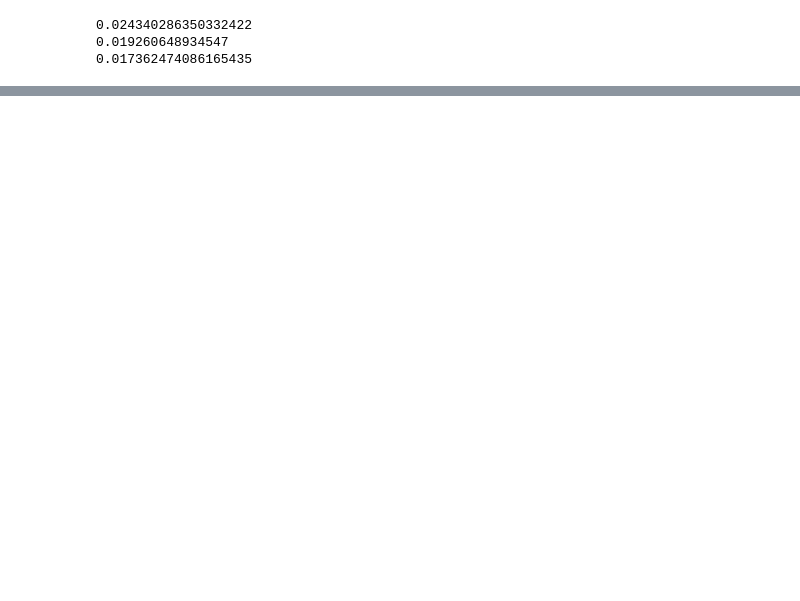
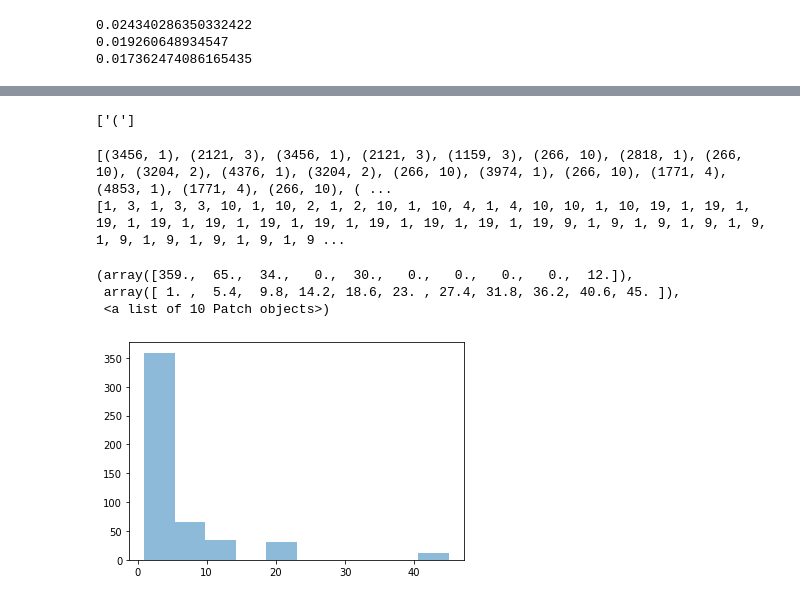
Before and after one commit to hewa55/GraphSampler, a Jupyter notebook: test.ipynb, the cells around one changed output, grey strips where cells are left out. Saved outputs shown, nothing was run; the diff lists cells and outputs as text; code cells hidden in the pictures; blank space fills up the shorter version.

```diff
--- a/test.ipynb
+++ b/test.ipynb
@@ -41,0 +202,30 @@ rcmh_subgraph = g.subgraph(nodes_rcmh)
+# %%
+deg = [x for x in results.loc[5]["degrees"][1]]
+print(deg)
+# %% [output]
+['(']
+# %%
+temp = results.loc[5]["degrees"].replace("(","")
+temp = temp.replace(")","")
+temp = temp.replace("[","")
+temp = temp.replace("]","")
+temp = temp.replace(" ","")
+temp = temp.split(",")
+temp = list(map(int,temp))
+final  = list()
+deg  = list()
+for x in range(0,len(temp),2):
+    final.append((temp[x],temp[x+1]))
+    deg.append(temp[x+1])
+print(final)
+print(deg)
+# %% [output]
+[(3456, 1), (2121, 3), (3456, 1), (2121, 3), (1159, 3), (266, 10), (2818, 1), (266, 10), (3204, 2), (4376, 1), (3204, 2), (266, 10), (3974, 1), (266, 10), (1771, 4), (4853, 1), (1771, 4), (266, 10), ( ...
+[1, 3, 1, 3, 3, 10, 1, 10, 2, 1, 2, 10, 1, 10, 4, 1, 4, 10, 10, 1, 10, 19, 1, 19, 1, 19, 1, 19, 1, 19, 1, 19, 1, 19, 1, 19, 1, 19, 1, 19, 1, 19, 9, 1, 9, 1, 9, 1, 9, 1, 9, 1, 9, 1, 9, 1, 9, 1, 9, 1, 9 ...
+# %%
+plt.hist(deg, alpha=0.5, label='x')
+# %% [output]
+(array([359.,  65.,  34.,   0.,  30.,   0.,   0.,   0.,   0.,  12.]),
+ array([ 1. ,  5.4,  9.8, 14.2, 18.6, 23. , 27.4, 31.8, 36.2, 40.6, 45. ]),
+ <a list of 10 Patch objects>)
+[figure, added]
```
Also changed, not shown: parts of 22 cells of this notebook, 1 other file.
